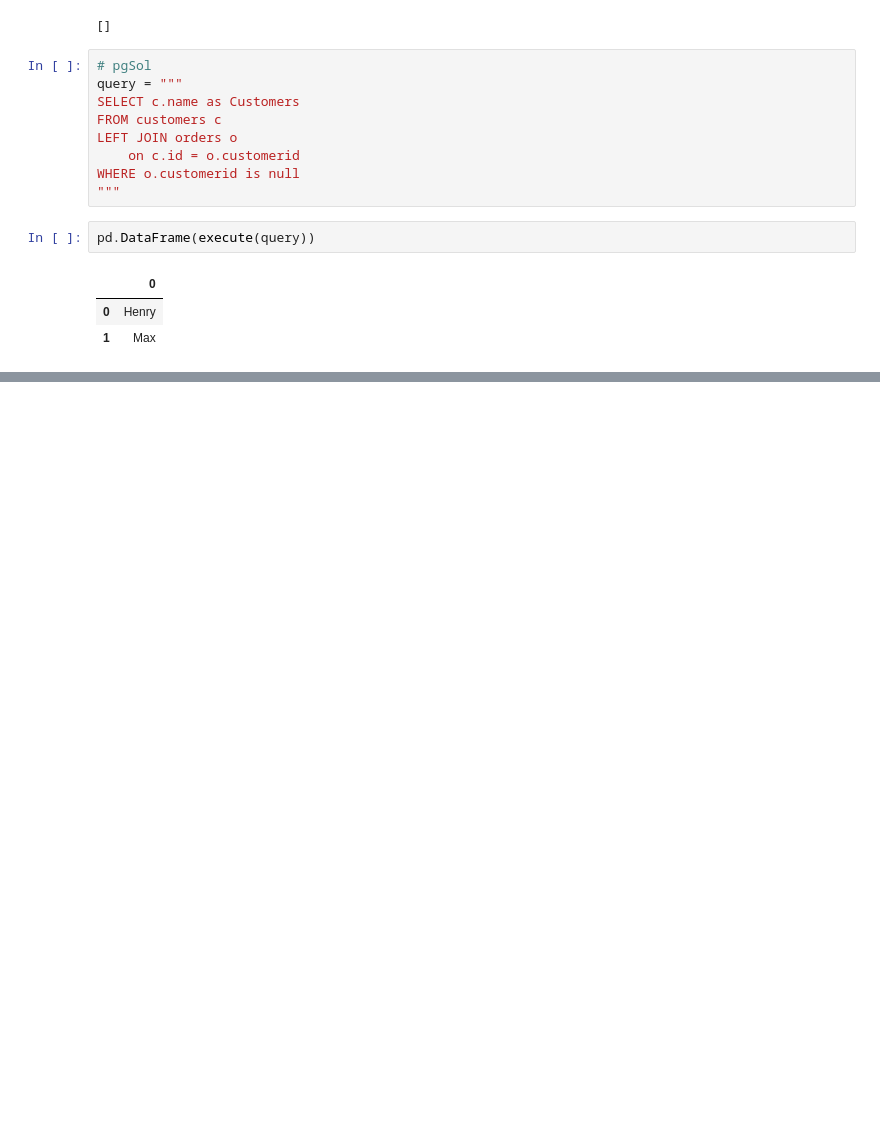
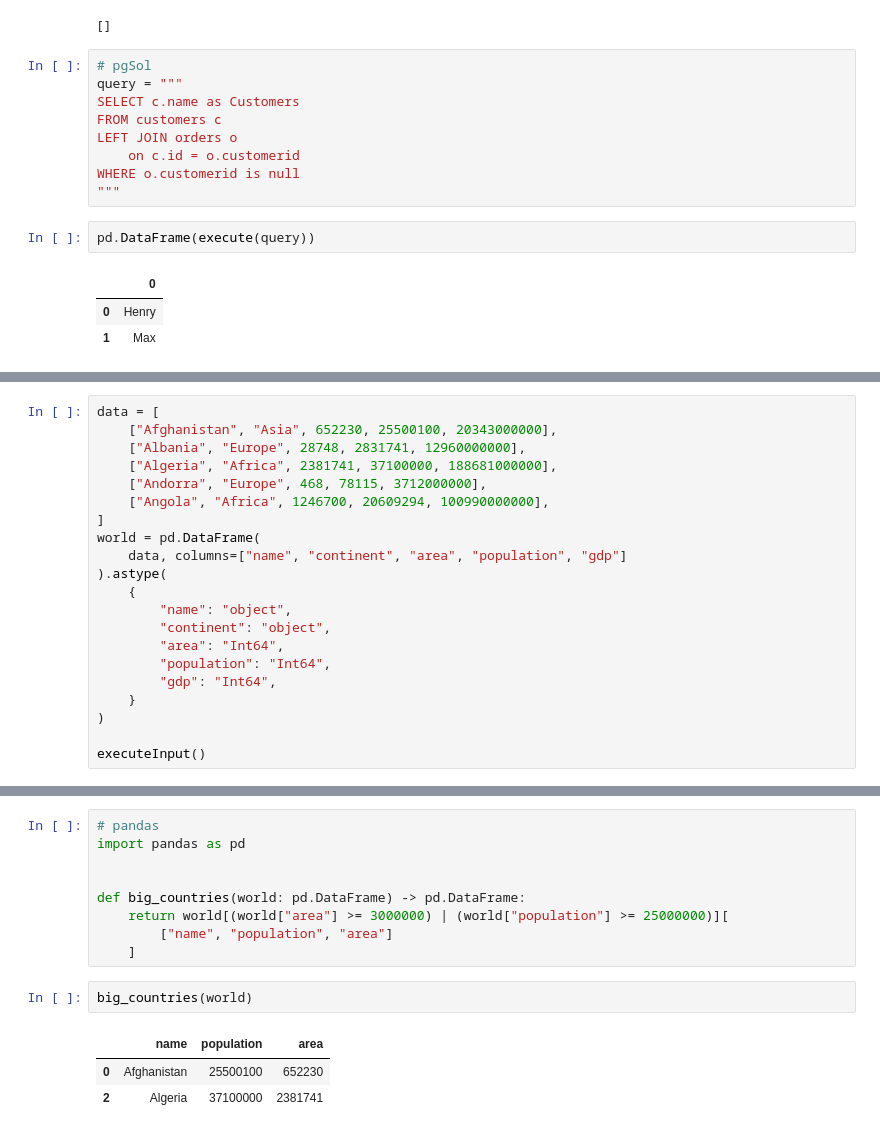
Before and after one commit to kz-codes/leetcode, a Jupyter notebook: database.ipynb, the cells around one changed output, grey strips where cells are left out. Cells and saved outputs as stored; diff of their text form; blank space fills up the shorter version.

```diff
--- a/database.ipynb
+++ b/database.ipynb
@@ -365,0 +618,21 @@ find_customers(customers,orders)
+# %%
+data = [
+    ["Afghanistan", "Asia", 652230, 25500100, 20343000000],
+    ["Albania", "Europe", 28748, 2831741, 12960000000],
+    ["Algeria", "Africa", 2381741, 37100000, 188681000000],
+    ["Andorra", "Europe", 468, 78115, 3712000000],
+    ["Angola", "Africa", 1246700, 20609294, 100990000000],
+]
+world = pd.DataFrame(
+    data, columns=["name", "continent", "area", "population", "gdp"]
+).astype(
+    {
+        "name": "object",
+        "continent": "object",
+        "area": "Int64",
+        "population": "Int64",
+        "gdp": "Int64",
+    }
+)
+
+executeInput()
@@ -365,0 +664,15 @@ find_customers(customers,orders)
+# %%
+# pandas
+import pandas as pd
+
+
+def big_countries(world: pd.DataFrame) -> pd.DataFrame:
+    return world[(world["area"] >= 3000000) | (world["population"] >= 25000000)][
+        ["name", "population", "area"]
+    ]
+# %%
+big_countries(world)
+# %% [output]
+|  | name | population | area |
+| 0 | Afghanistan | 25500100 | 652230 |
+| 2 | Algeria | 37100000 | 2381741 |
```
Also changed, not shown: parts of 43 cells of this notebook, 1 other file.
